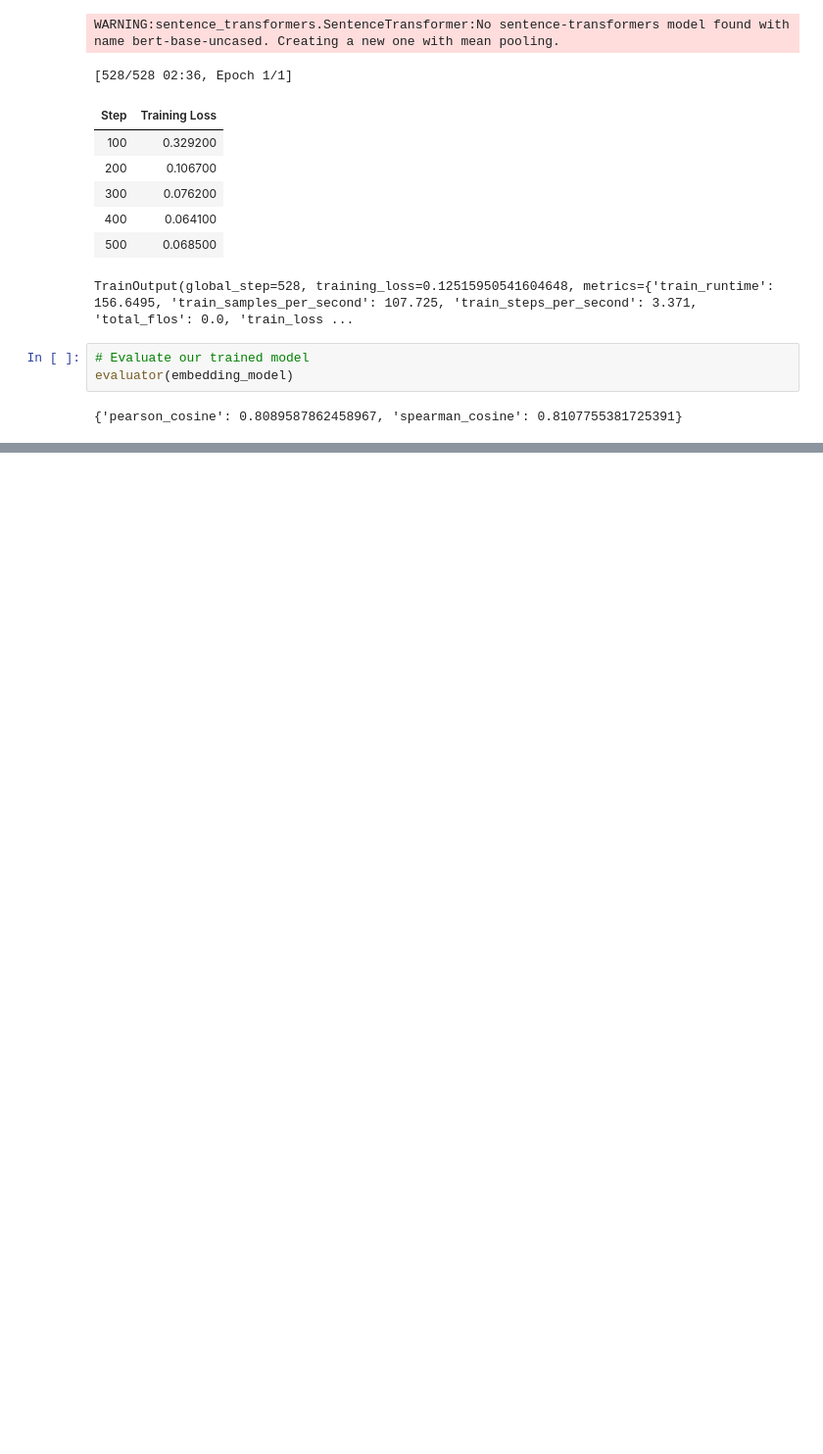
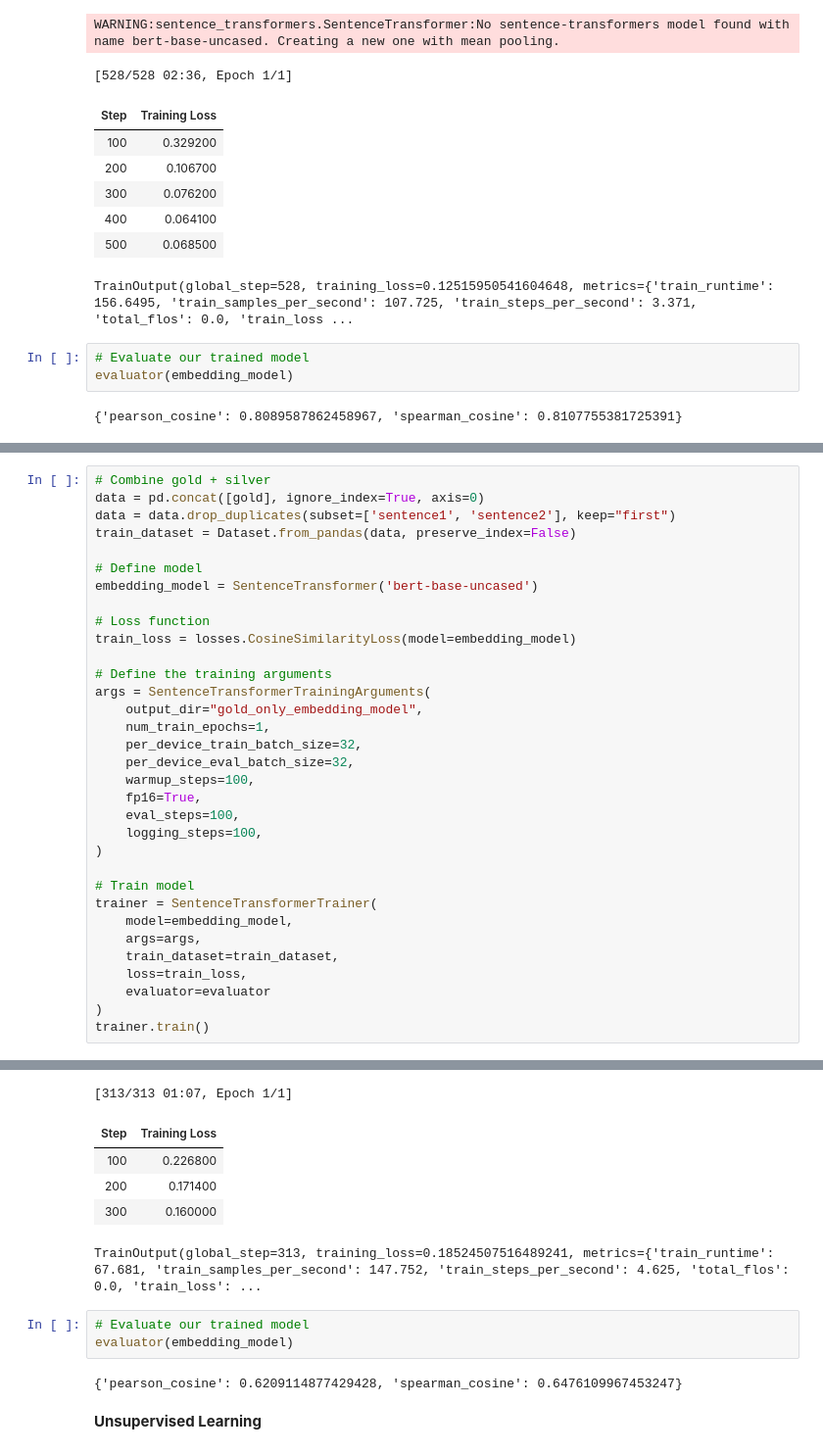
Before and after one commit to Ashishkhurana01/Hands-On-LLM, a Jupyter notebook: ch10_textEmbeddingModels.ipynb, the cells around one changed output, grey strips where cells are left out. Shown at 98% size. Cells and saved outputs as stored; diff of their text form; blank space fills up the shorter version.

```diff
--- a/ch10_textEmbeddingModels.ipynb
+++ b/ch10_textEmbeddingModels.ipynb
@@ -318,0 +540,34 @@ evaluator(embedding_model)
+# %%
+# Combine gold + silver
+data = pd.concat([gold], ignore_index=True, axis=0)
+data = data.drop_duplicates(subset=['sentence1', 'sentence2'], keep="first")
+train_dataset = Dataset.from_pandas(data, preserve_index=False)
+
+# Define model
+embedding_model = SentenceTransformer('bert-base-uncased')
+
+# Loss function
+train_loss = losses.CosineSimilarityLoss(model=embedding_model)
+
+# Define the training arguments
+args = SentenceTransformerTrainingArguments(
+    output_dir="gold_only_embedding_model",
+    num_train_epochs=1,
+    per_device_train_batch_size=32,
+    per_device_eval_batch_size=32,
+    warmup_steps=100,
+    fp16=True,
+    eval_steps=100,
+    logging_steps=100,
+)
+
+# Train model
+trainer = SentenceTransformerTrainer(
+    model=embedding_model,
+    args=args,
+    train_dataset=train_dataset,
+    loss=train_loss,
+    evaluator=evaluator
+)
+trainer.train()
+# %% [output]
@@ -318,0 +575,13 @@ evaluator(embedding_model)
+[313/313 01:07, Epoch 1/1]
+| Step | Training Loss |
+| 100 | 0.226800 |
+| 200 | 0.171400 |
+| 300 | 0.160000 |
+TrainOutput(global_step=313, training_loss=0.18524507516489241, metrics={'train_runtime': 67.681, 'train_samples_per_second': 147.752, 'train_steps_per_second': 4.625, 'total_flos': 0.0, 'train_loss': ...
+# %%
+# Evaluate our trained model
+evaluator(embedding_model)
+# %% [output]
+{'pearson_cosine': 0.6209114877429428, 'spearman_cosine': 0.6476109967453247}
+# %% [markdown]
+**Unsupervised Learning**
```
Also changed, not shown: parts of 17 cells of this notebook.
